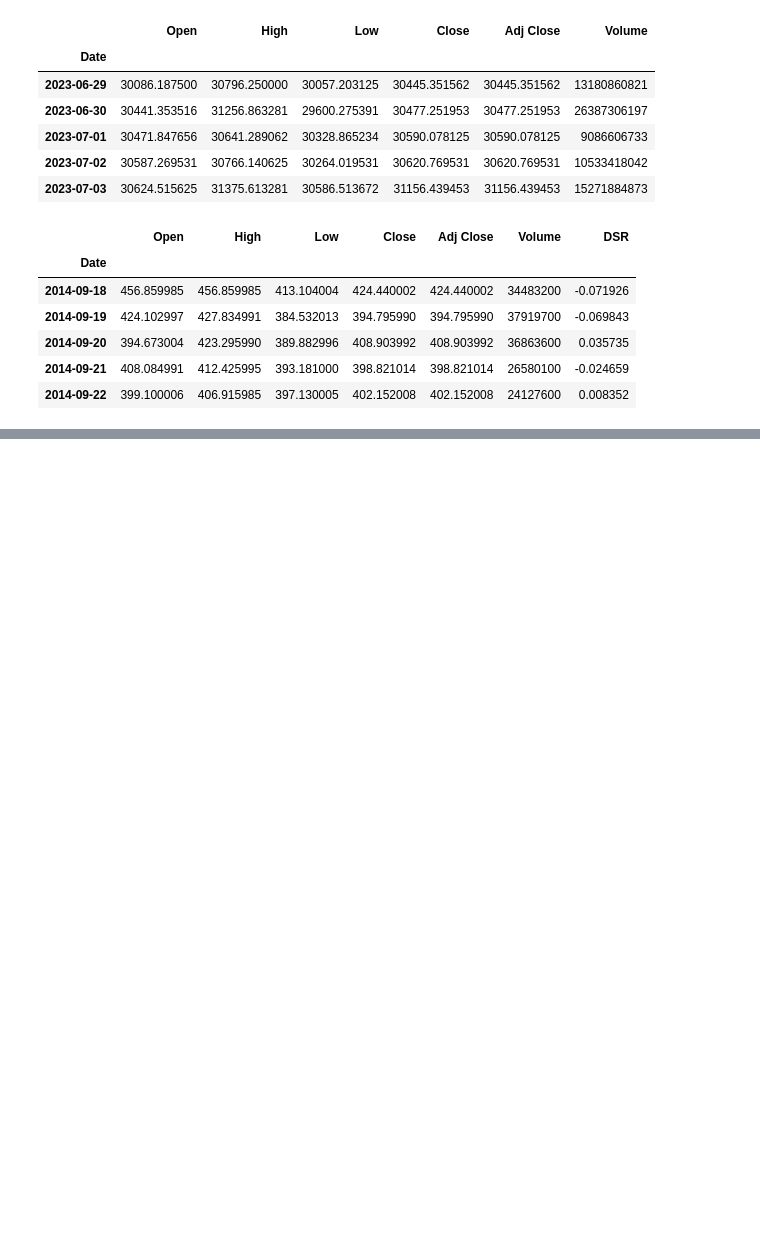
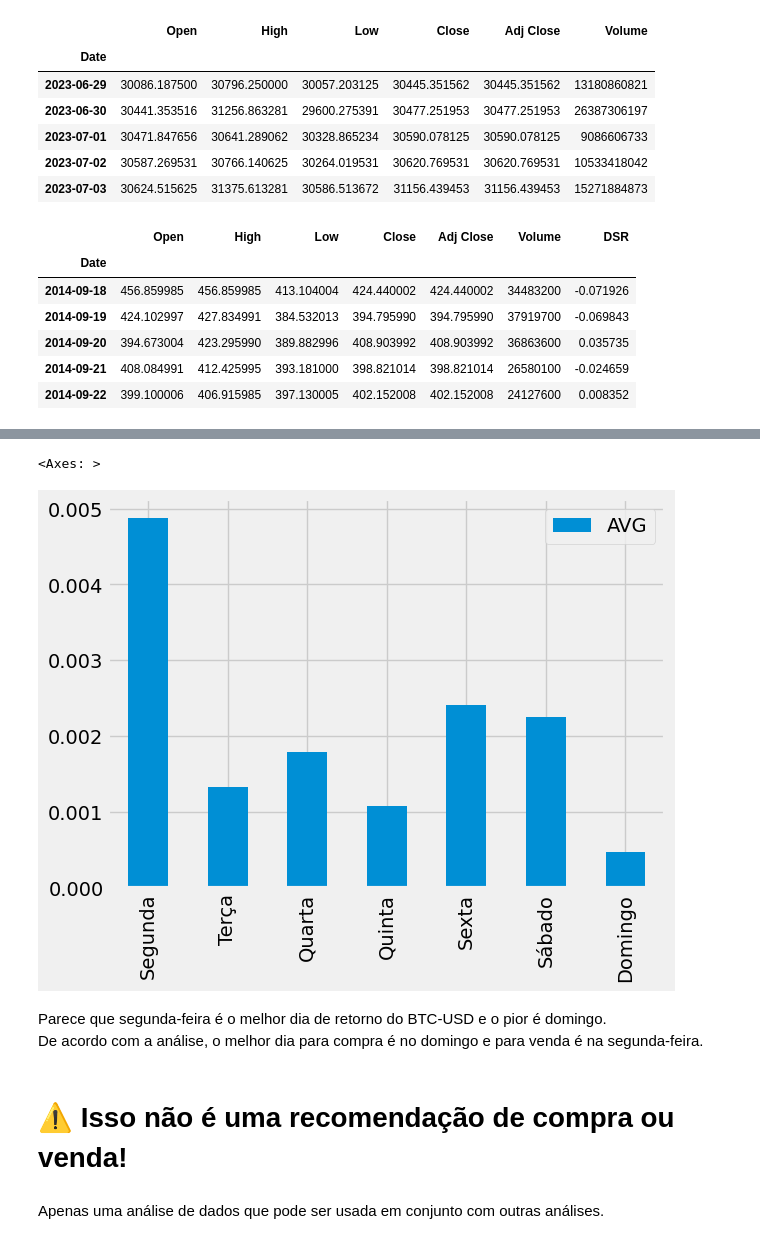
Before and after one commit to FelipeSeleme/melhor_dia_para_investir, a Jupyter notebook: melhordia.ipynb, the cells around one changed output, grey strips where cells are left out. Saved outputs shown, nothing was run; the diff lists cells and outputs as text; code cells hidden in the pictures; blank space fills up the shorter version.

Commit message:
melhordia

```diff
--- a/melhordia.ipynb
+++ b/melhordia.ipynb
@@ -93,14 +93,14 @@ for i in range(0, len(btc)):
     get_dsr(df_diasemana, df_dsr)
 # %%
 # Criar uma função para calcular a média do retorno simples diário (DSR) para cada dia
-def get_media(dia):
+def AVG(dia):
     if not dia:
         return [0]
     else:
-        return sum(dia) / len(dia)
+        return [sum(dia) / len(dia)]
 # %%
 # Criar um novo DataFrame e ajusta o índice para cada dia da semana
-df_melhordia = pd.DataFrame(index=['Monday', 'Tuesday', 'Wednesday', 'Thursday', 'Friday', 'Saturday', 'Sunday'])
+df_melhordia = pd.DataFrame(index=['Segunda', 'Terça', 'Quarta', 'Quinta', 'Sexta', 'Sábado', 'Domingo'])
 
 # Calcular a média do retorno simples diário (DSR) para cada dia e armazenar em uma nova coluna 'AVG'
-df_melhordia['AVG'] = get_media(seg) + get_media(ter) + get_media(qua) + get_media(qui) + get_media(sex) + get_media(sab) + get_media(dom)
+df_melhordia['AVG'] = AVG(seg) + AVG(ter) + AVG(qua) + AVG(qui) + AVG(sex) + AVG(sab) + AVG(dom) # type: ignore
@@ -106,0 +118,13 @@ df_melhordia['AVG'] = get_media(seg) + get_media(ter) + get_media(qua) + get_med
+# %%
+# Plotar o gráfico de barras com a média do retorno simples diário (DSR) para cada dia
+df_melhordia.plot.bar()
+# %% [output]
+<Axes: >
+[figure, added]
+# %% [markdown]
+Parece que segunda-feira é o melhor dia de retorno do BTC-USD e o pior é domingo.
+De acordo com a análise, o melhor dia para compra é no domingo e para venda é na segunda-feira.
+# %% [markdown]
+# ⚠️ Isso não é uma recomendação de compra ou venda!
+# %% [markdown]
+Apenas uma análise de dados que pode ser usada em conjunto com outras análises.
```
Also changed, not shown: parts of 1 cell of this notebook.
